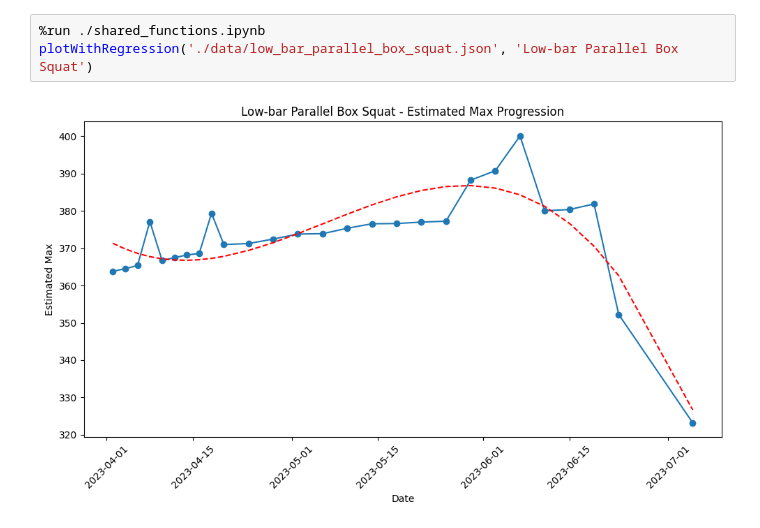
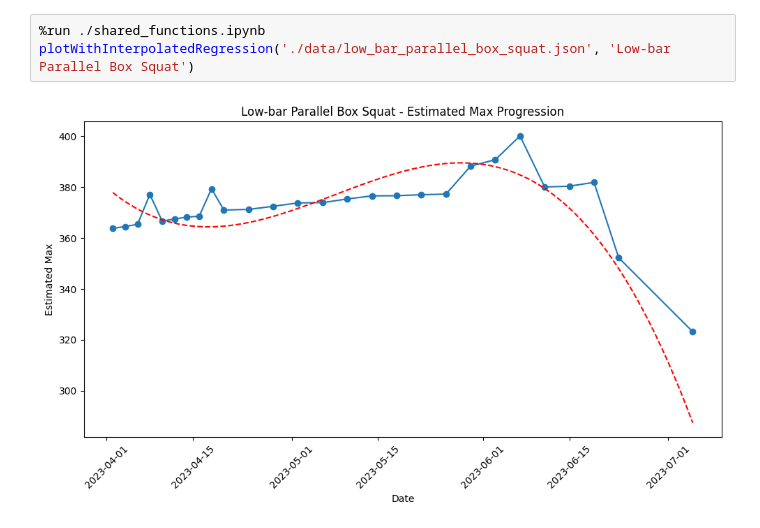
Before and after one commit to jhar/estimatedMaxProgressions, a Jupyter notebook: low_bar_parallel_box_squat.ipynb, the cells around one changed output. Drawn from its saved outputs; the diff is of its cells as text.

```diff
--- a/low_bar_parallel_box_squat.ipynb
+++ b/low_bar_parallel_box_squat.ipynb
@@ -1,5 +1,5 @@
 # %%
 %run ./shared_functions.ipynb
-plotWithRegression('./data/low_bar_parallel_box_squat.json', 'Low-bar Parallel Box Squat')
+plotWithInterpolatedRegression('./data/low_bar_parallel_box_squat.json', 'Low-bar Parallel Box Squat')
 # %% [output]
-[figure, old version]
+[figure, new version]
```
Also changed, not shown: 10 other files.
